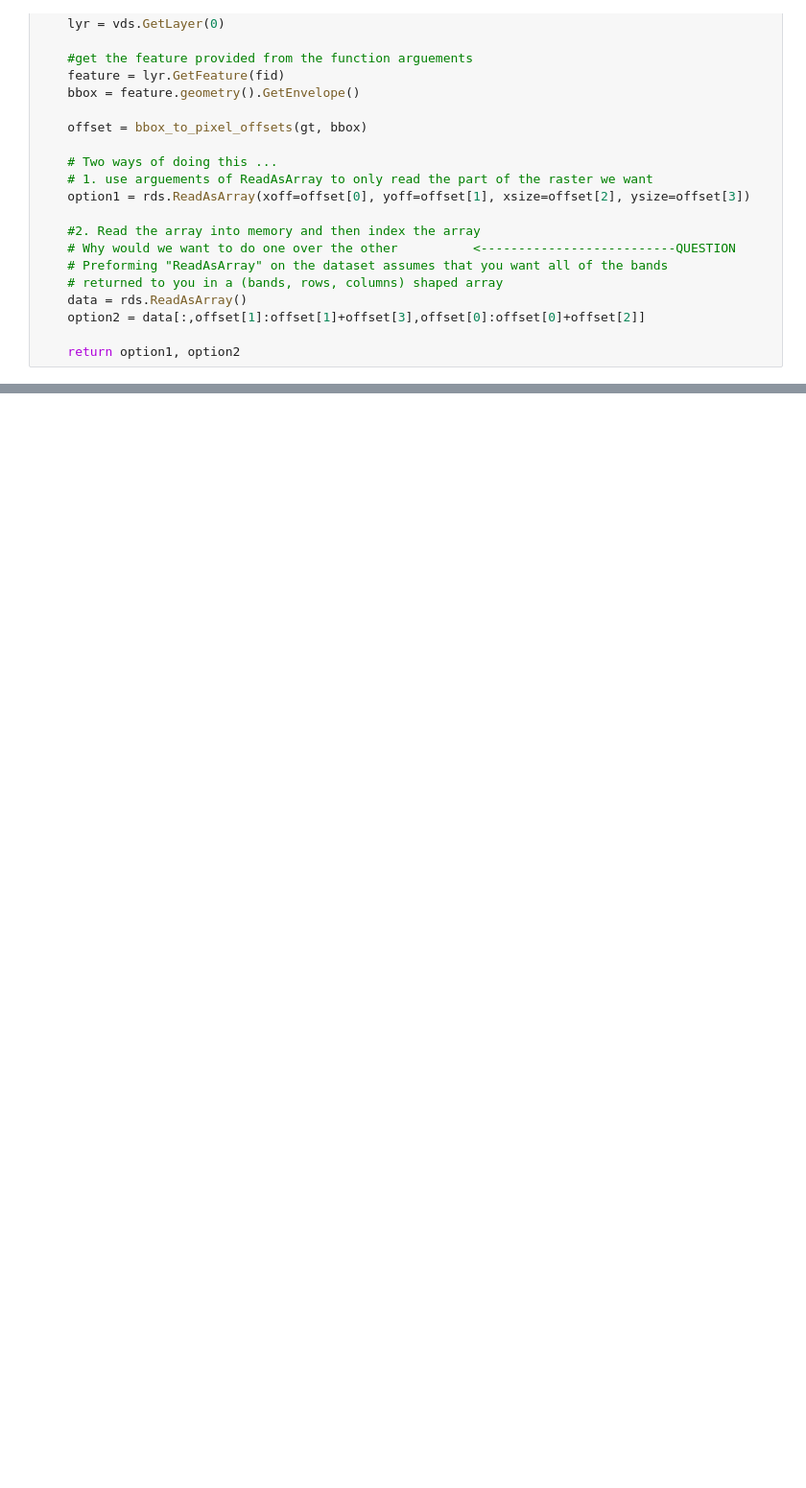
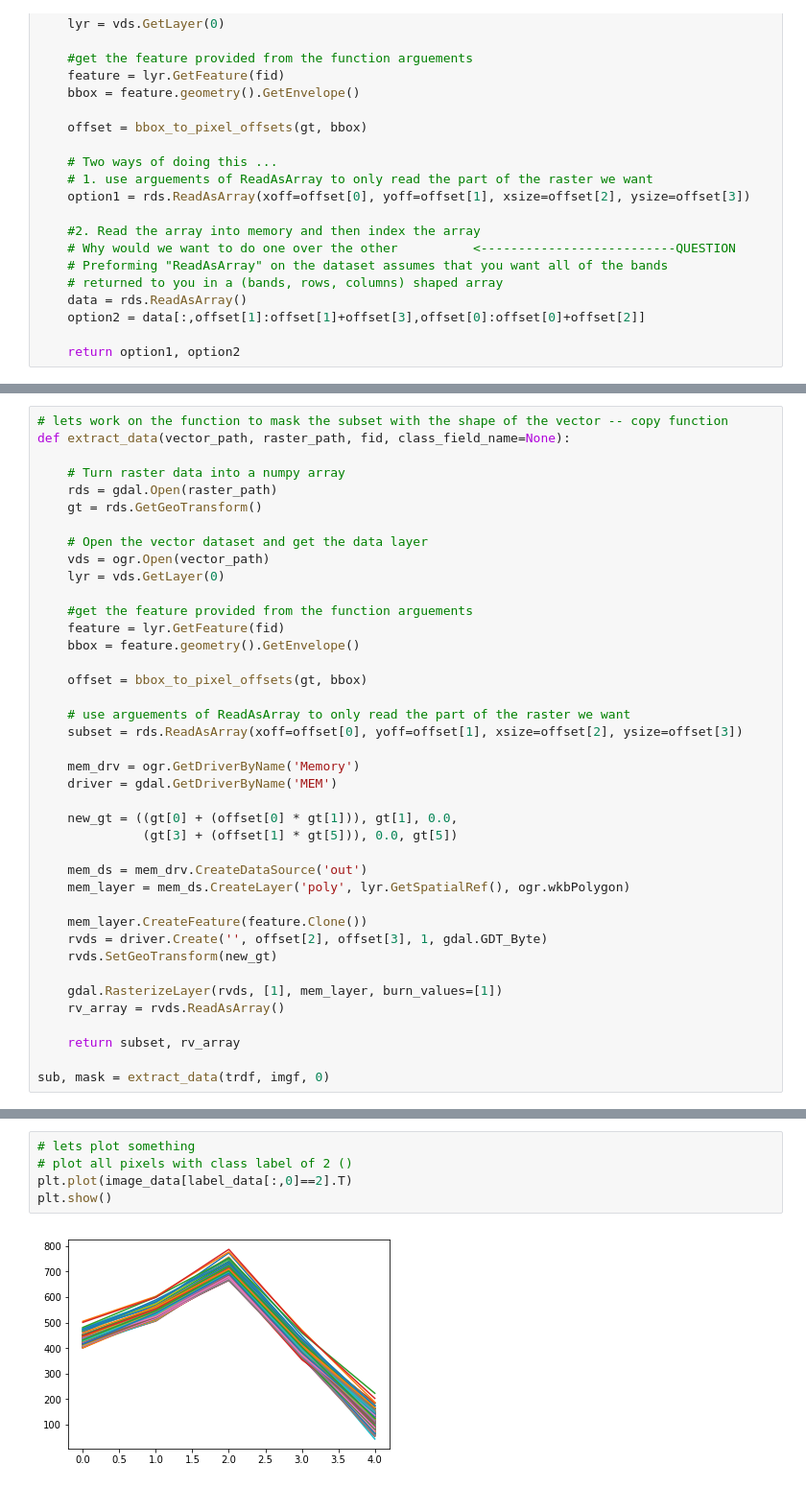
Before and after one commit to zraymer/PUG, a Jupyter notebook: HilliestBusRoute/Ex_4/Extract_Raster_Data.ipynb, the cells around one changed output, grey strips where cells are left out. Shown at 96% size. Cells and saved outputs as stored; diff of their text form; blank space fills up the shorter version.

```diff
--- a/HilliestBusRoute/Ex_4/Extract_Raster_Data.ipynb
+++ b/HilliestBusRoute/Ex_4/Extract_Raster_Data.ipynb
@@ -72,0 +108,40 @@ True
+# %%
+# lets work on the function to mask the subset with the shape of the vector -- copy function
+def extract_data(vector_path, raster_path, fid, class_field_name=None):
+
+    # Turn raster data into a numpy array
+    rds = gdal.Open(raster_path)
+    gt = rds.GetGeoTransform()
+
+    # Open the vector dataset and get the data layer
+    vds = ogr.Open(vector_path)
+    lyr = vds.GetLayer(0)
+
+    #get the feature provided from the function arguements
+    feature = lyr.GetFeature(fid)
+    bbox = feature.geometry().GetEnvelope()
+
+    offset = bbox_to_pixel_offsets(gt, bbox)
+
+    # use arguements of ReadAsArray to only read the part of the raster we want
+    subset = rds.ReadAsArray(xoff=offset[0], yoff=offset[1], xsize=offset[2], ysize=offset[3])
+
+    mem_drv = ogr.GetDriverByName('Memory')
+    driver = gdal.GetDriverByName('MEM')
+
+    new_gt = ((gt[0] + (offset[0] * gt[1])), gt[1], 0.0,
+              (gt[3] + (offset[1] * gt[5])), 0.0, gt[5])
+
+    mem_ds = mem_drv.CreateDataSource('out')
+    mem_layer = mem_ds.CreateLayer('poly', lyr.GetSpatialRef(), ogr.wkbPolygon)
+
+    mem_layer.CreateFeature(feature.Clone())
+    rvds = driver.Create('', offset[2], offset[3], 1, gdal.GDT_Byte)
+    rvds.SetGeoTransform(new_gt)
+
+    gdal.RasterizeLayer(rvds, [1], mem_layer, burn_values=[1])
+    rv_array = rvds.ReadAsArray()
+
+    return subset, rv_array
+
+sub, mask = extract_data(trdf, imgf, 0)
@@ -75,0 +363,7 @@ True
+# %%
+# lets plot something
+# plot all pixels with class label of 2 ()
+plt.plot(image_data[label_data[:,0]==2].T)
+plt.show()
+# %% [output]
+[figure, added]
```
Also changed, not shown: parts of 15 cells of this notebook, 1 other file.
